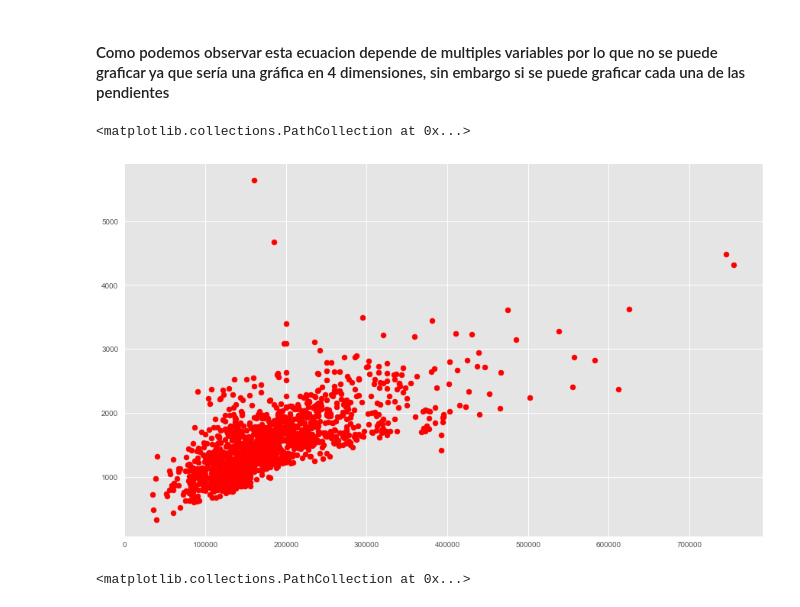
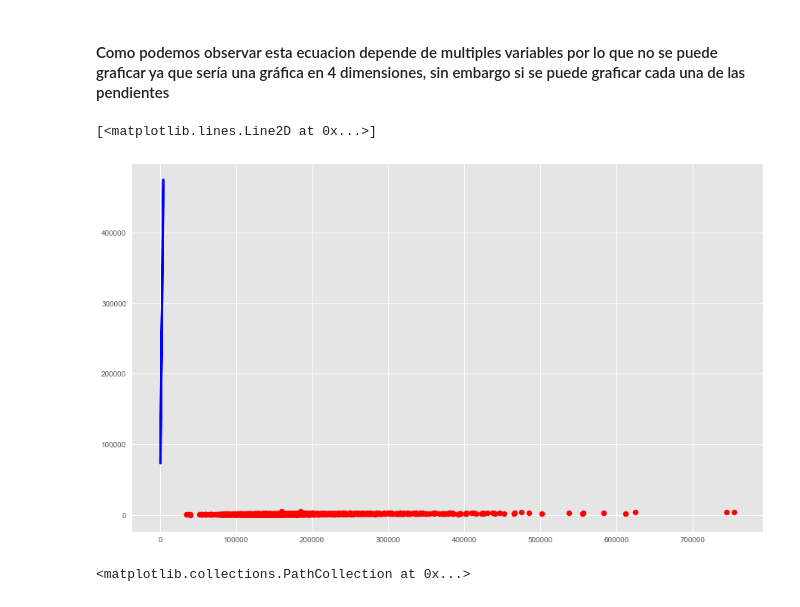
Before and after one commit to JJHH06/HT4LinearRegresionModels, a Jupyter notebook: HDT4.ipynb, the cells around one changed output. Drawn from its saved outputs; the diff is of its cells as text; code cells hidden in the pictures.

```diff
--- a/HDT4.ipynb
+++ b/HDT4.ipynb
@@ -97,12 +97,31 @@ array([297998.38105342, 170701.6544319 , 193499.24241996, 146021.0012372 ,
 $$SalePrice = 67.89GrLivArea + 28253.70GarageCars + 60.10TotalBsmtSF -36895.48$$
 # %% [markdown]
 #### Como podemos observar esta ecuacion depende de multiples variables por lo que no se puede graficar ya que sería una gráfica en 4 dimensiones, sin embargo si se puede graficar cada una de las pendientes
-# %%
-fig = plt.figure()
-plt.scatter(data['SalePrice'], data['GrLivArea'], color='red')
-# %% [output]
-<matplotlib.collections.PathCollection at 0x...>
-[figure, removed]
+# %%
+fig = plt.figure()
+
+plt.scatter(p_length_t,p_width_t)
+
+# plt.scatter(data['SalePrice'], data['GrLivArea'], color='red')
+
+
+d = X_test['GrLivArea'].values.reshape(-1,1)
+
+p_length = y_train.values.reshape(-1,1)
+p_length_t = y_test.values.reshape(-1,1)
+p_width = X_train['GrLivArea'].values.reshape(-1,1)
+p_width_t = X_test['GrLivArea'].values.reshape(-1,1)
+
+lm = LinearRegression()
+lm.fit(p_width, p_length)
+t = lm.predict(d)
+
+
+plt.scatter(p_length_t,p_width_t)
+plt.plot(d, t, color='blue', linewidth=3)
+# %% [output]
+[<matplotlib.lines.Line2D at 0x...>]
+[figure, added]
 # %%
 fig = plt.figure()
 plt.scatter(data['SalePrice'], data['GarageArea'], color='red')
```
